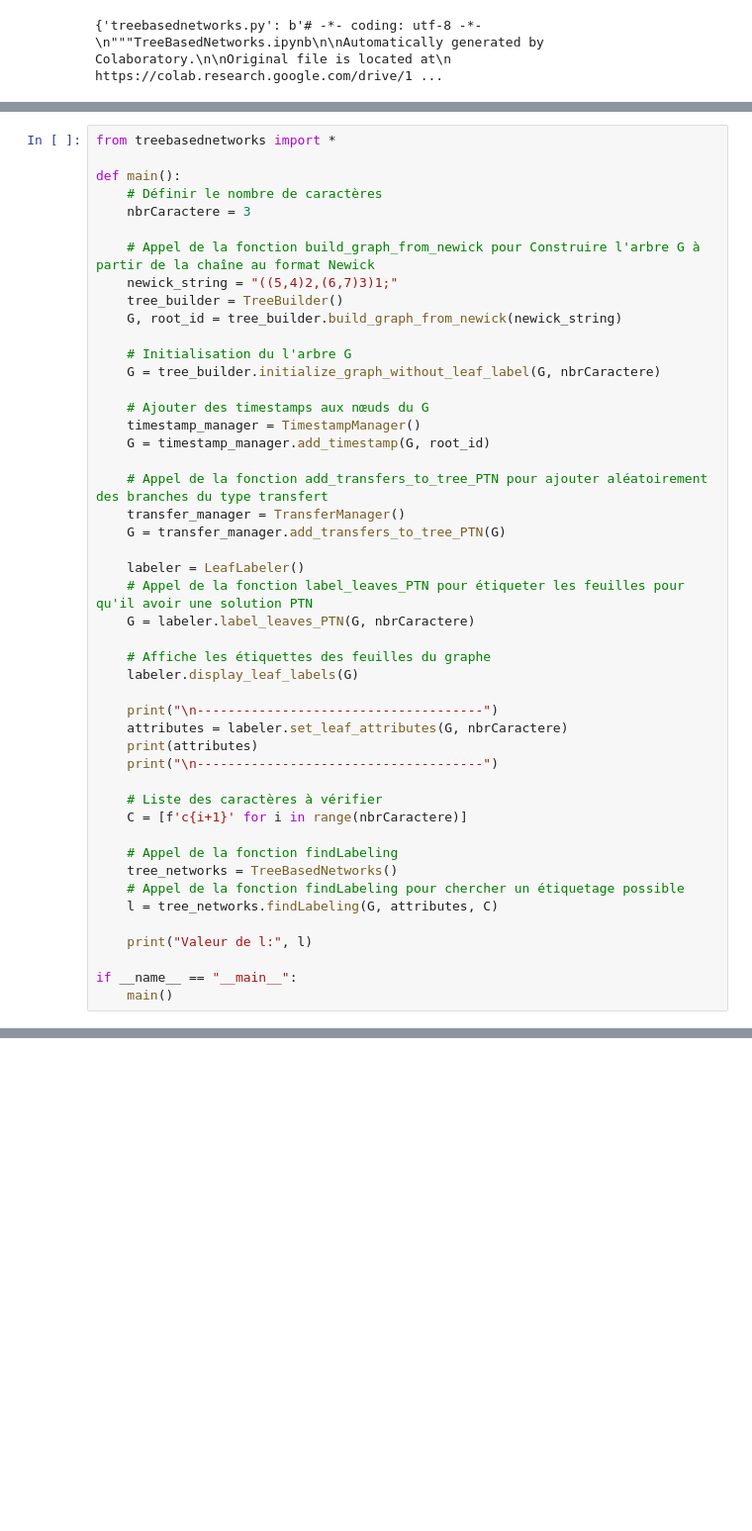
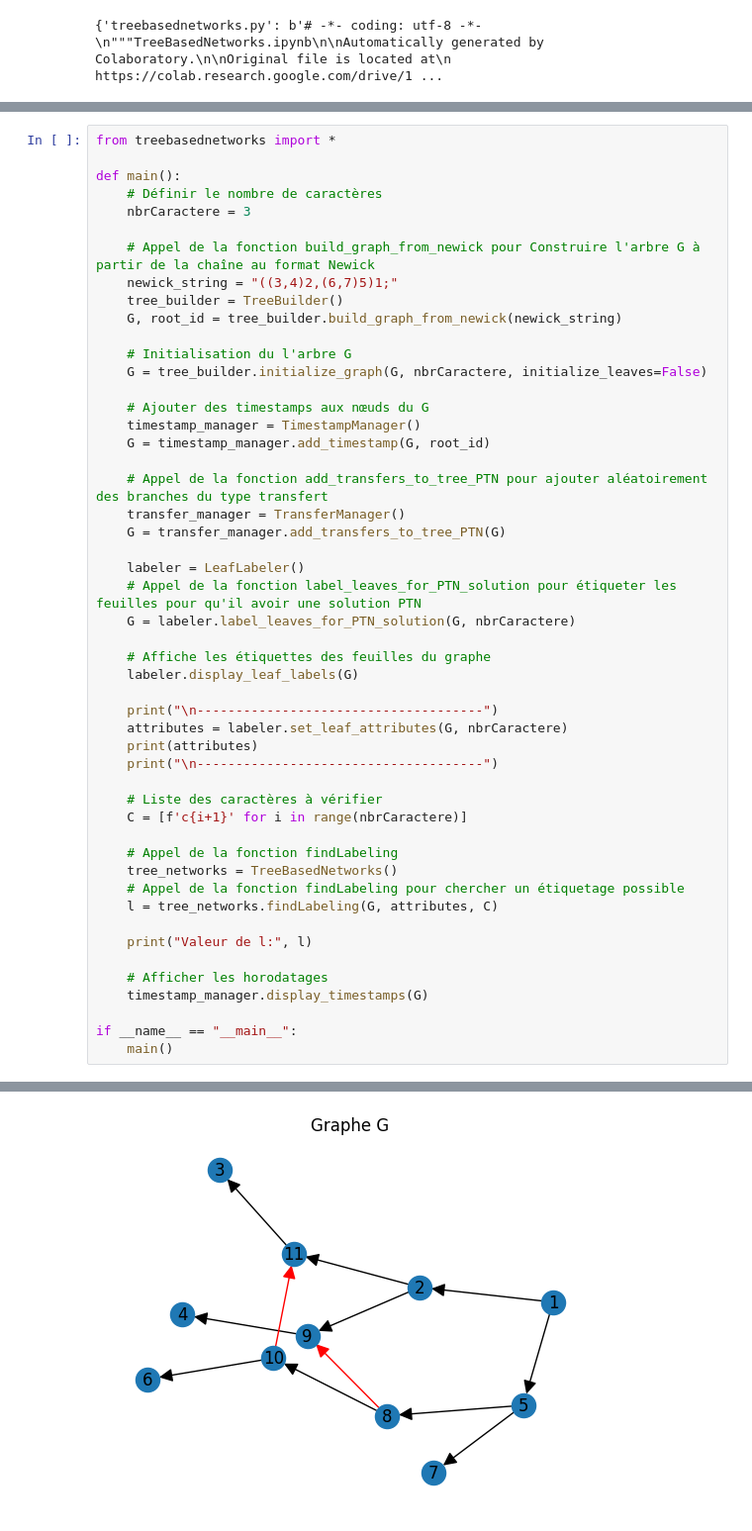
Before and after one commit to Chaker-Hassen/TreeBasedNetworks, a Jupyter notebook: examples/Generation_PTN_Test_Algo1.ipynb, the cells around one changed output, grey strips where cells are left out. Shown at 99% size. Saved outputs shown, nothing was run; the diff lists cells and outputs as text; blank space fills up the shorter version.

```diff
--- a/examples/Generation_PTN_Test_Algo1.ipynb
+++ b/examples/Generation_PTN_Test_Algo1.ipynb
@@ -23,12 +36,12 @@ def main():
     nbrCaractere = 3
 
     # Appel de la fonction build_graph_from_newick pour Construire l'arbre G à partir de la chaîne au format Newick
-    newick_string = "((5,4)2,(6,7)3)1;"
+    newick_string = "((3,4)2,(6,7)5)1;"
     tree_builder = TreeBuilder()
     G, root_id = tree_builder.build_graph_from_newick(newick_string)
 
     # Initialisation du l'arbre G
-    G = tree_builder.initialize_graph_without_leaf_label(G, nbrCaractere)
+    G = tree_builder.initialize_graph(G, nbrCaractere, initialize_leaves=False)
 
     # Ajouter des timestamps aux nœuds du G
     timestamp_manager = TimestampManager()
@@ -39,8 +52,8 @@ def main():
     G = transfer_manager.add_transfers_to_tree_PTN(G)
 
     labeler = LeafLabeler()
-    # Appel de la fonction label_leaves_PTN pour étiqueter les feuilles pour qu'il avoir une solution PTN
-    G = labeler.label_leaves_PTN(G, nbrCaractere)
+    # Appel de la fonction label_leaves_for_PTN_solution pour étiqueter les feuilles pour qu'il avoir une solution PTN
+    G = labeler.label_leaves_for_PTN_solution(G, nbrCaractere)
 
     # Affiche les étiquettes des feuilles du graphe
     labeler.display_leaf_labels(G)
@@ -60,5 +73,9 @@ def main():
 
     print("Valeur de l:", l)
 
+    # Afficher les horodatages
+    timestamp_manager.display_timestamps(G)
+
 if __name__ == "__main__":
     main()
+# %% [output]
@@ -64,0 +102 @@ if __name__ == "__main__":
+[figure, added]
```
Also changed, not shown: parts of 2 cells of this notebook, 15 other files.
